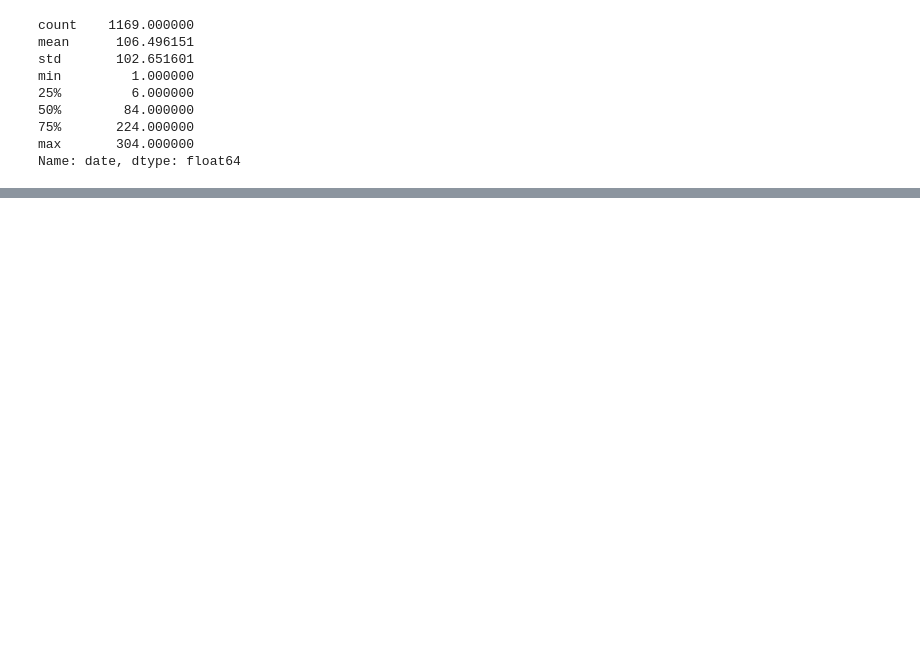
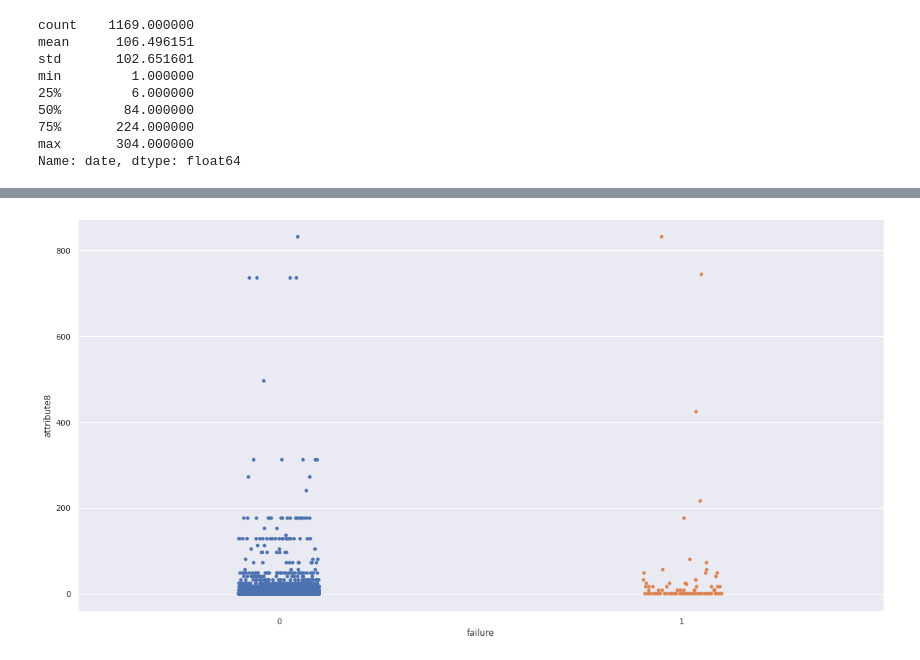
Before and after one commit to qSergio/rare_anomaly, a Jupyter notebook: anomalia/primer_acercamiento.ipynb, the cells around one changed output, grey strips where cells are left out. Drawn from its saved outputs; the diff is of its cells as text; code cells hidden in the pictures; blank space fills up the shorter version.

```diff
--- a/anomalia/primer_acercamiento.ipynb
+++ b/anomalia/primer_acercamiento.ipynb
@@ -78,0 +91,5 @@ Name: date, dtype: float64
+# %%
+sns.stripplot(x="failure", y="attribute8", data=devices, jitter=True)
+plt.show();
+# %% [output]
+[figure, added]
```
Also changed, not shown: parts of 5 cells of this notebook.
